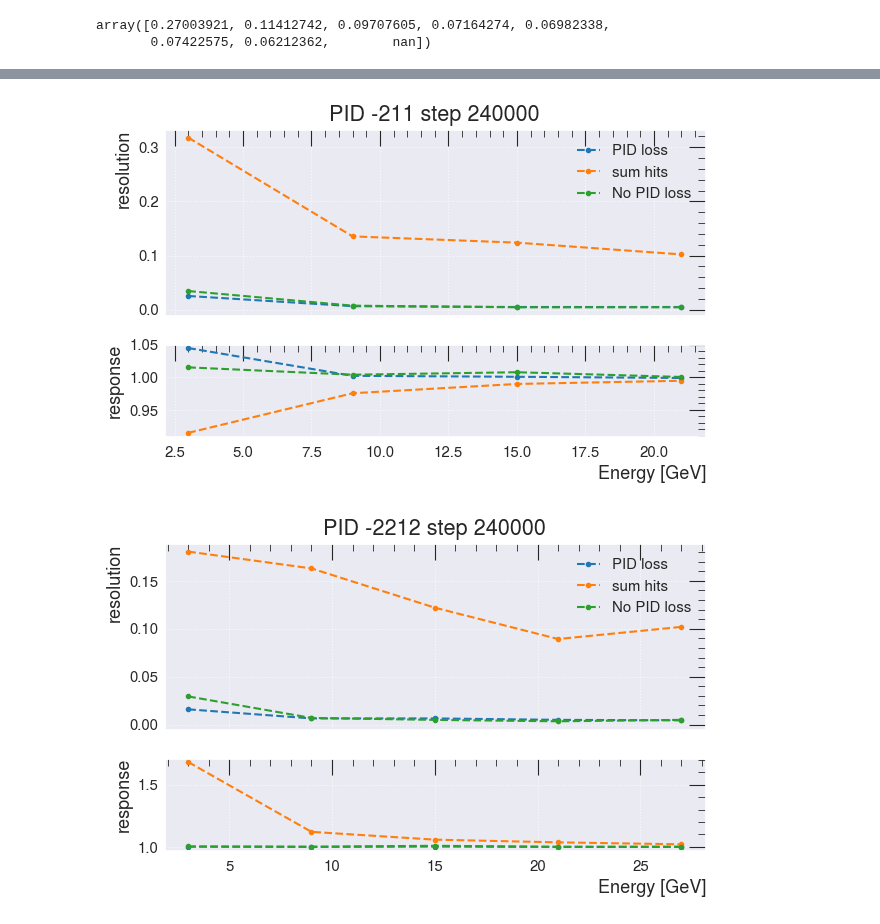
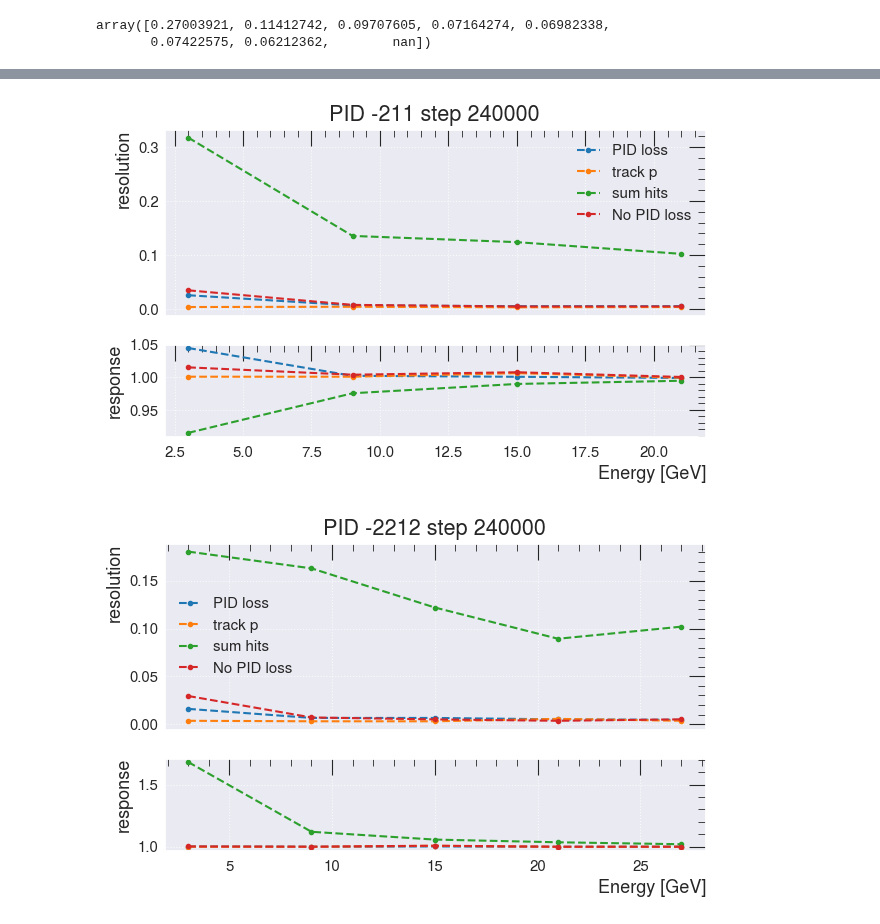
Before and after one commit to selvaggi/mlpf, a Jupyter notebook: notebooks/15_Compare_Response_and_Resolution_Plots.ipynb, the cells around one changed output, grey strips where cells are left out. Cells and saved outputs as stored; diff of their text form; code cells hidden in the pictures.

```diff
--- a/notebooks/15_Compare_Response_and_Resolution_Plots.ipynb
+++ b/notebooks/15_Compare_Response_and_Resolution_Plots.ipynb
@@ -92,9 +94,11 @@ for key in steps_pids:
                            gridspec_kw={'height_ratios': [2, 1]})  # Height of 2 subplots
     common_step = max(filter(lambda x: x in steps_pids[key], steps_pids_no_pid_loss[key]))
     upper, lower =  pickle.load(open(os.path.join(pid_loss_path, steps_pids[key][common_step]), "rb"))
-    get_plots(ax, upper, lower, title="PID " + str(key) + " step " + str(common_step), label="PID loss", include_sum_hits=True, include_track_p=False)
+    get_plots(ax, upper, lower, title="PID " + str(key) + " step " + str(common_step), label="PID loss + L1", include_sum_hits=True, include_track_p=False)
     upper, lower = pickle.load(open(os.path.join(nopid_path, steps_pids_no_pid_loss[key][common_step]), "rb"))
-    get_plots(ax, upper, lower, title="PID " + str(key) + " step " + str(common_step), label="No PID loss", include_sum_hits=False, include_track_p=False)
+    get_plots(ax, upper, lower, title="PID " + str(key) + " step " + str(common_step), label="No PID loss + L1", include_sum_hits=False, include_track_p=False)
+    #upper, lower = pickle.load(open(os.path.join(pid_loss_path_default_loss, steps_pids_default_loss[key][common_step]), "rb"))
+    #get_plots(ax, upper, lower, title="PID " + str(key) + " step " + str(common_step), label="PID loss + def.loss", include_sum_hits=False, include_track_p=False)
     ax[0].grid(True)
     ax[1].grid(True)
     fig.show()
@@ -105,21 +109,21 @@ for key in steps_pids:
 # %%
 
 pid_loss_files, pid_loss_path = read_pkl_files('log_eval_charged_PID_loss')
 nopid_files, nopid_path = read_pkl_files('log_eval_charged_no_PID_loss')
 
 steps_pids = get_steps_and_pids(pid_loss_files)
 steps_pids_no_pid_loss = get_steps_and_pids(nopid_files)
 for key in steps_pids:
     fig, ax = plt.subplots(2, 1, figsize=(7, 4), sharex=True,
                            gridspec_kw={'height_ratios': [2, 1]})  # Height of 2 subplots
     common_step = max(filter(lambda x: x in steps_pids[key], steps_pids_no_pid_loss[key]))
     upper, lower =  pickle.load(open(os.path.join(pid_loss_path, steps_pids[key][common_step]), "rb"))
-    get_plots(ax, upper, lower, title="PID " + str(key) + " step " + str(common_step), label="PID loss", include_sum_hits=True, include_track_p=False)
+    get_plots(ax, upper, lower, title="PID " + str(key) + " step " + str(common_step), label="PID loss", include_sum_hits=True, include_track_p=True)
     upper, lower = pickle.load(open(os.path.join(nopid_path, steps_pids_no_pid_loss[key][common_step]), "rb"))
     get_plots(ax, upper, lower, title="PID " + str(key) + " step " + str(common_step), label="No PID loss", include_sum_hits=False, include_track_p=False)
     ax[0].grid(True)
     ax[1].grid(True)
     fig.show()
 # %% [output]
-[figure, old version]
+[figure, new version]
-[figure, old version]
+[figure, new version]
```
Also changed, not shown: parts of 3 cells of this notebook, 2 other files.
